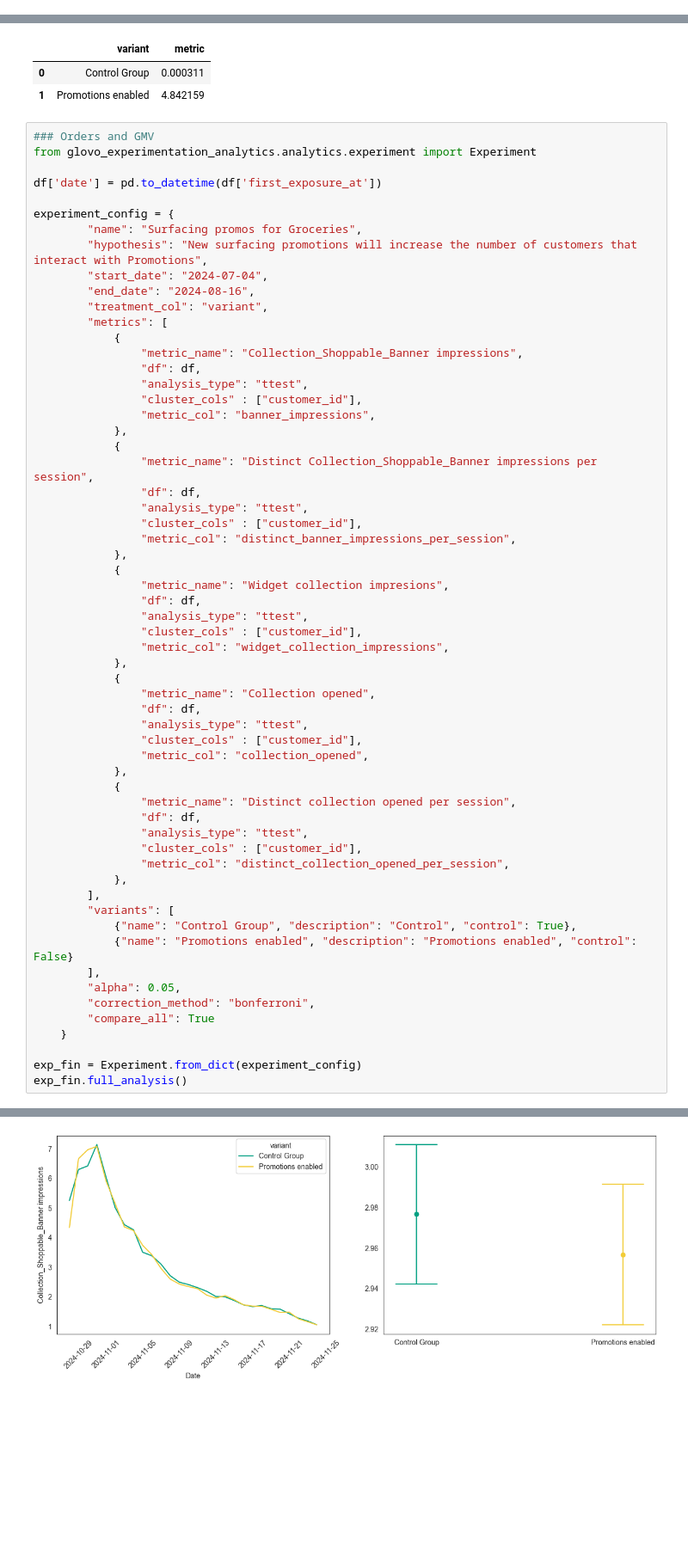
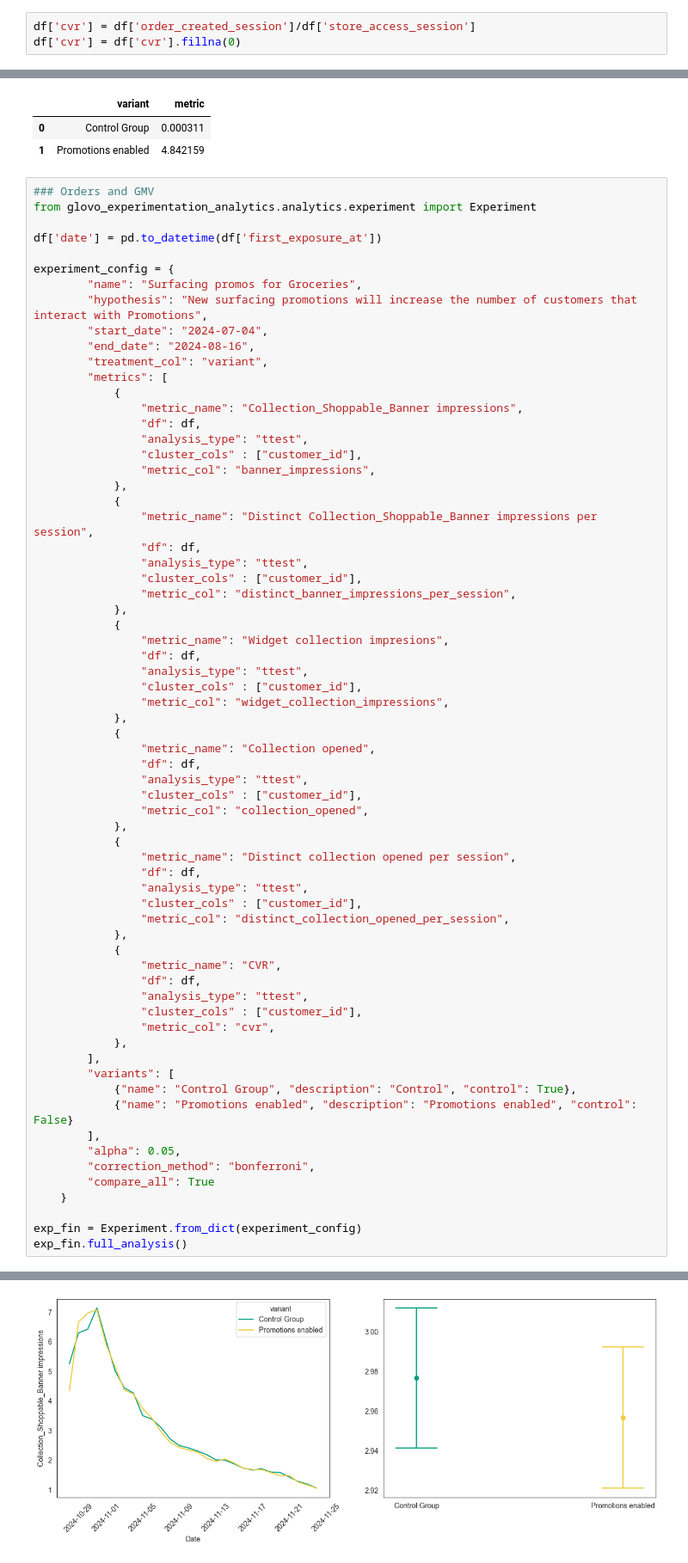
Before and after one commit to JordiCremades4444/central-node, a Jupyter notebook: notebooks/981_2024_12_02_surfacing_promos/surfacing_promos_m2.ipynb, the cells around one changed output, grey strips where cells are left out. Shown at 86% size. Saved outputs shown, nothing was run; the diff lists cells and outputs as text; blank space fills up the shorter version.

```diff
--- a/notebooks/981_2024_12_02_surfacing_promos/surfacing_promos_m2.ipynb
+++ b/notebooks/981_2024_12_02_surfacing_promos/surfacing_promos_m2.ipynb
@@ -468,6 +584,9 @@ df.groupby('variant')[['customer_id']].agg(['nunique']).\
 | variant |  |  |
 | Control Group | 479527 | 0.50033 |
 | Promotions enabled | 478894 | 0.49967 |
+# %%
+df['cvr'] = df['order_created_session']/df['store_access_session']
+df['cvr'] = df['cvr'].fillna(0)
 # %%
 METRIC_NAME = 'widget_collection_impressions'
 
@@ -529,6 +648,13 @@ experiment_config = {
                 "cluster_cols" : ["customer_id"],
                 "metric_col": "distinct_collection_opened_per_session",
             },
+            {
+                "metric_name": "CVR",
+                "df": df,
+                "analysis_type": "ttest",
+                "cluster_cols" : ["customer_id"],
+                "metric_col": "cvr",
+            },
         ],
         "variants": [
             {"name": "Control Group", "description": "Control", "control": True},
@@ -567,4 +693,4 @@ exp_fin.full_analysis()
-[figure, old version]
+[figure, new version]
 ┌─────────────────────────────────────────────────────────────────────────────────────────────────────────────────┐
 │ DISTINCT COLLECTION_SHOPPABLE_BANNER IMPRESSIONS PER SESSION                                                    │
 └─────────────────────────────────────────────────────────────────────────────────────────────────────────────────┘
```
Also changed, not shown: parts of 18 cells of this notebook, 2 other files.
